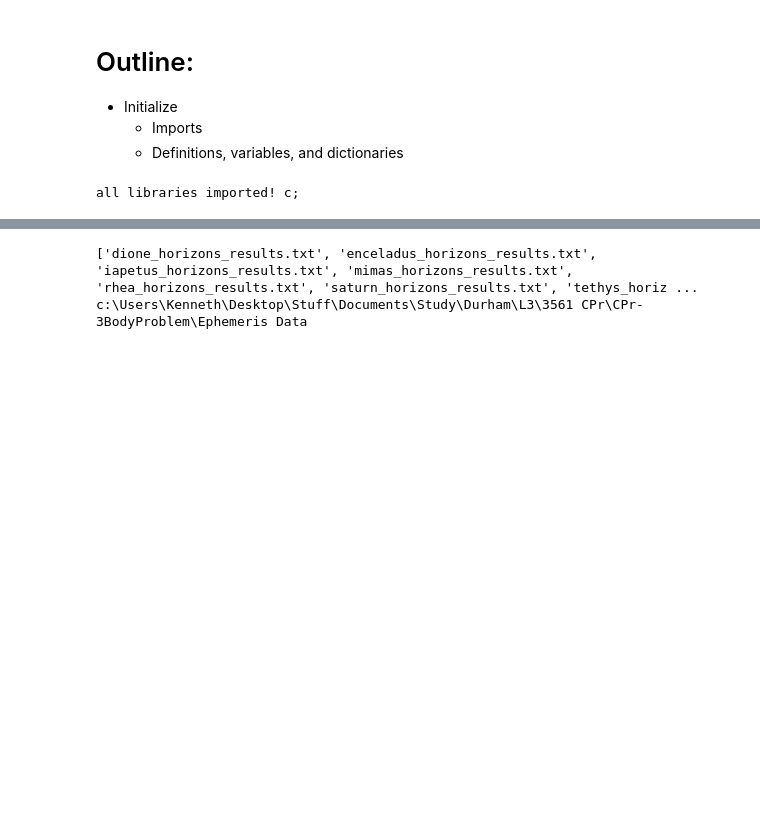
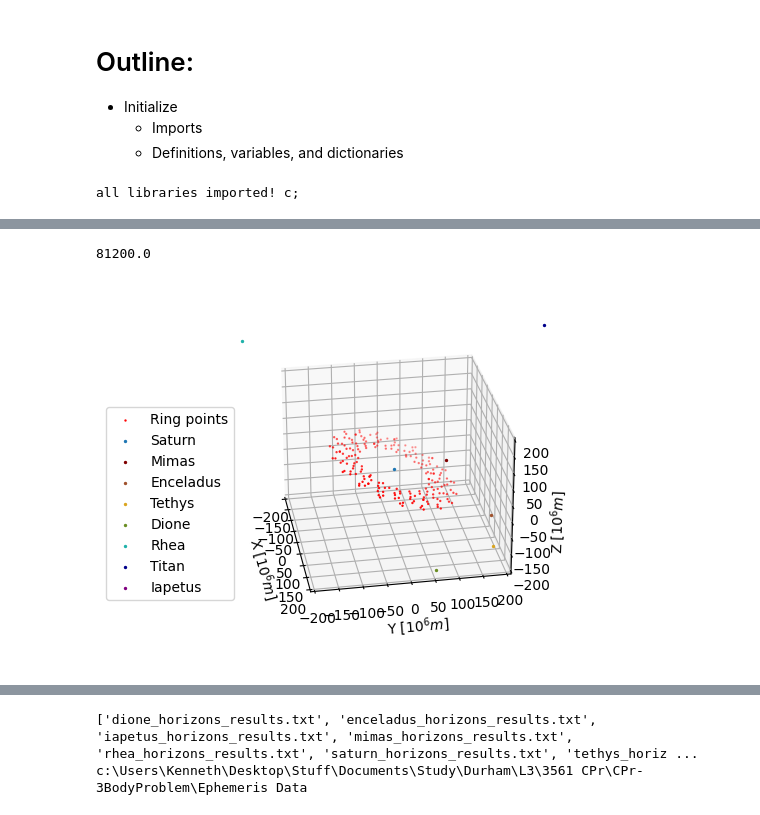
Before and after one commit to HalconDorado/CPr-3BodyProblem, a Jupyter notebook: Extension.ipynb, the cells around one changed output, grey strips where cells are left out. Saved outputs shown, nothing was run; the diff lists cells and outputs as text; code cells hidden in the pictures; blank space fills up the shorter version.

Commit message:
24-02-16 (1) Ring orbits working!!

```diff
--- a/Extension.ipynb
+++ b/Extension.ipynb
@@ -285,0 +496,33 @@ init(([1,0,0,0,0,0,0], 'circular', 'restricted', 200, 'flatRadial', [84.77, 150.
+# %%
+#print(XsnRingRArray[1])
+print(XtList[-1])
+
+halfBoxLength = 200
+plotLims = [-halfBoxLength,halfBoxLength,-halfBoxLength,halfBoxLength,-halfBoxLength,halfBoxLength]
+index = 59
+
+XRArray = XRingRArray
+XSaturnPos = XsnSaturnArray[index][0]
+XMoonsPos = XsnMoonsArray[index]
+ax = plt.figure().add_subplot(projection='3d')
+ax.scatter(XRArray[0], XRArray[1], XRArray[2], s=0.5, label='Ring points',color='red')
+ax.scatter(*XSaturnPos, s = 2, label='Saturn')
+names = MoonsDict.get('name')
+colors = MoonsDict.get('color')
+for i in range(len(colors)):
+    ax.scatter(*XMoonsPos[i][0:3], s = 2, label=names[i], color=colors[i])
+ax.legend(bbox_to_anchor=(0.1,0.7))
+ax.set_xlabel('X [$10^6 m$]')
+ax.set_ylabel('Y [$10^6 m$]')
+ax.set_zlabel('Z [$10^6 m$]')
+set_axes_equal(ax)
+ax.set_xlim3d([plotLims[0], plotLims[1]])
+ax.set_ylim3d([plotLims[2], plotLims[3]])
+ax.set_zlim3d([plotLims[4], plotLims[5]])
+ax.view_init(27,-10)
+ax.dist = 12
+plt.show()
+#elev: 27, azim: -10, roll: 0
+# %% [output]
+81200.0
+[figure, added]
```
Also changed, not shown: parts of 8 cells of this notebook, 3 other files.
